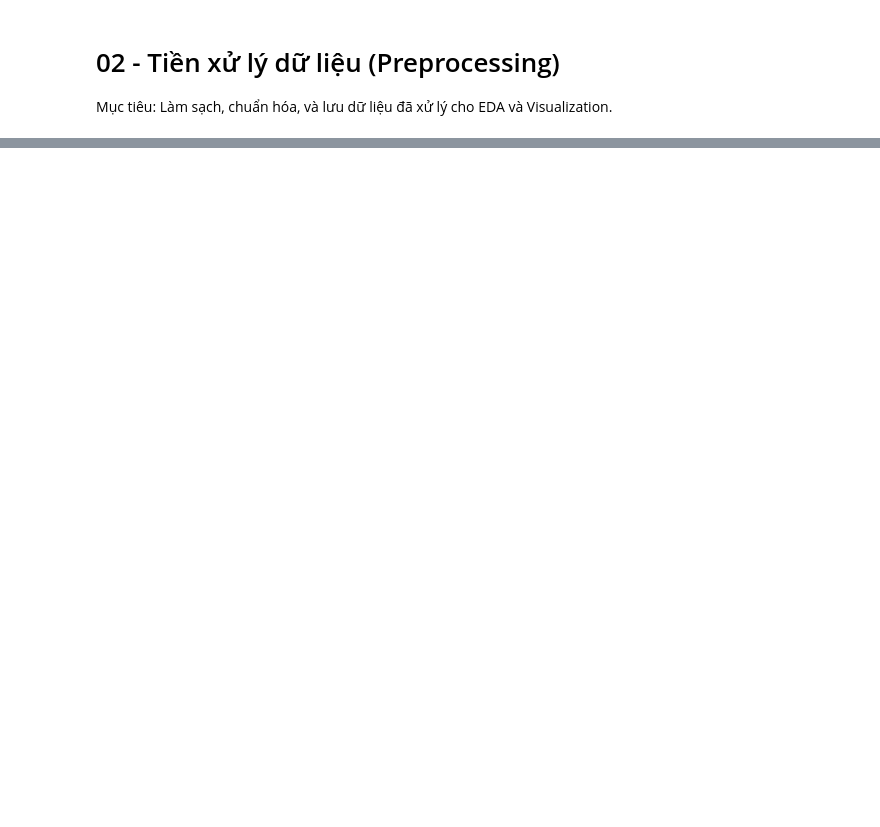
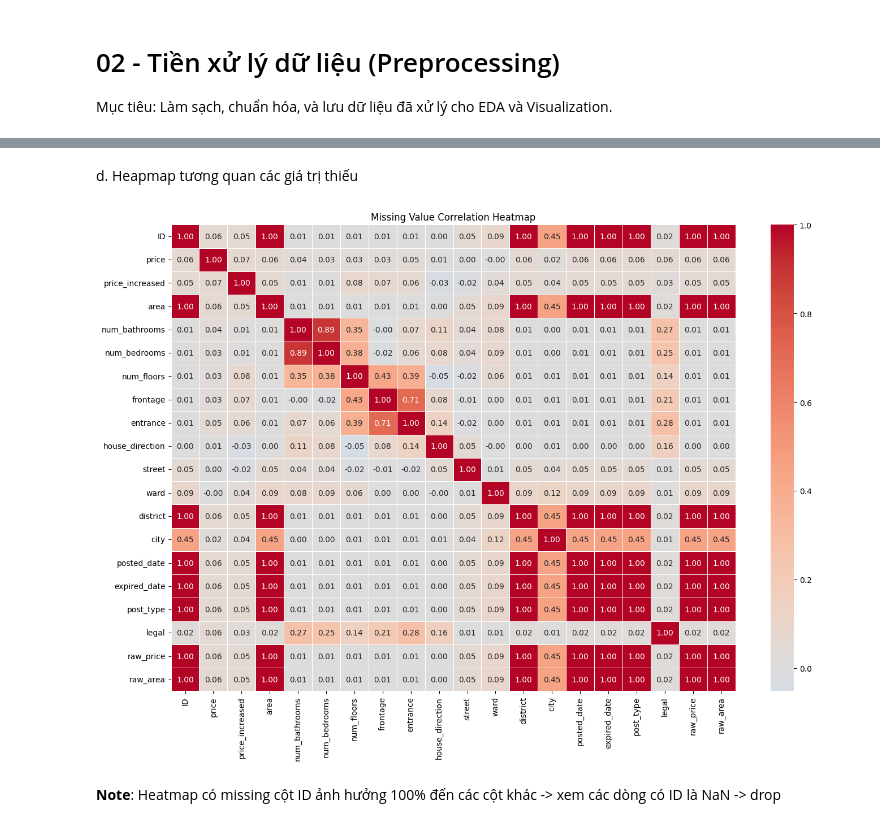
Before and after one commit to ndthanh308/Lab1---Data-Visualization-, a Jupyter notebook: notebooks/02_preprocessing.ipynb, the cells around one changed output, grey strips where cells are left out. Drawn from its saved outputs; the diff is of its cells as text; code cells hidden in the pictures; blank space fills up the shorter version.

```diff
--- a/notebooks/02_preprocessing.ipynb
+++ b/notebooks/02_preprocessing.ipynb
@@ -77,0 +467,31 @@ df.head()
+# %% [markdown]
+d. Heapmap tương quan các giá trị thiếu
+# %%
+def missing_value_correlation_heatmap(missing_corr):
+    plt.figure(figsize=(14,10))
+    sns.heatmap(
+        missing_corr,
+        cmap="coolwarm",
+        center=0,
+        annot=True,
+        fmt=".2f",
+        linewidths=0.5
+    )
+
+    plt.title("Missing Value Correlation Heatmap")
+    plt.tight_layout()
+    plt.show()
+
+def get_missing_value_correlation_matrix(df):
+    missing_matrix = df.isna().astype(int)
+    missing_cols = missing_matrix.columns[missing_matrix.sum() > 0]
+    missing_matrix = missing_matrix[missing_cols]
+    missing_corr = missing_matrix.corr()
+    return missing_corr
+# %%
+missing_corr = get_missing_value_correlation_matrix(df)
+missing_value_correlation_heatmap(missing_corr)
+# %% [output]
+[figure, added]
+# %% [markdown]
+**Note**: Heatmap có missing cột ID ảnh hưởng 100% đến các cột khác -> xem các dòng có ID là NaN -> drop
```
Also changed, not shown: parts of 91 cells of this notebook.
